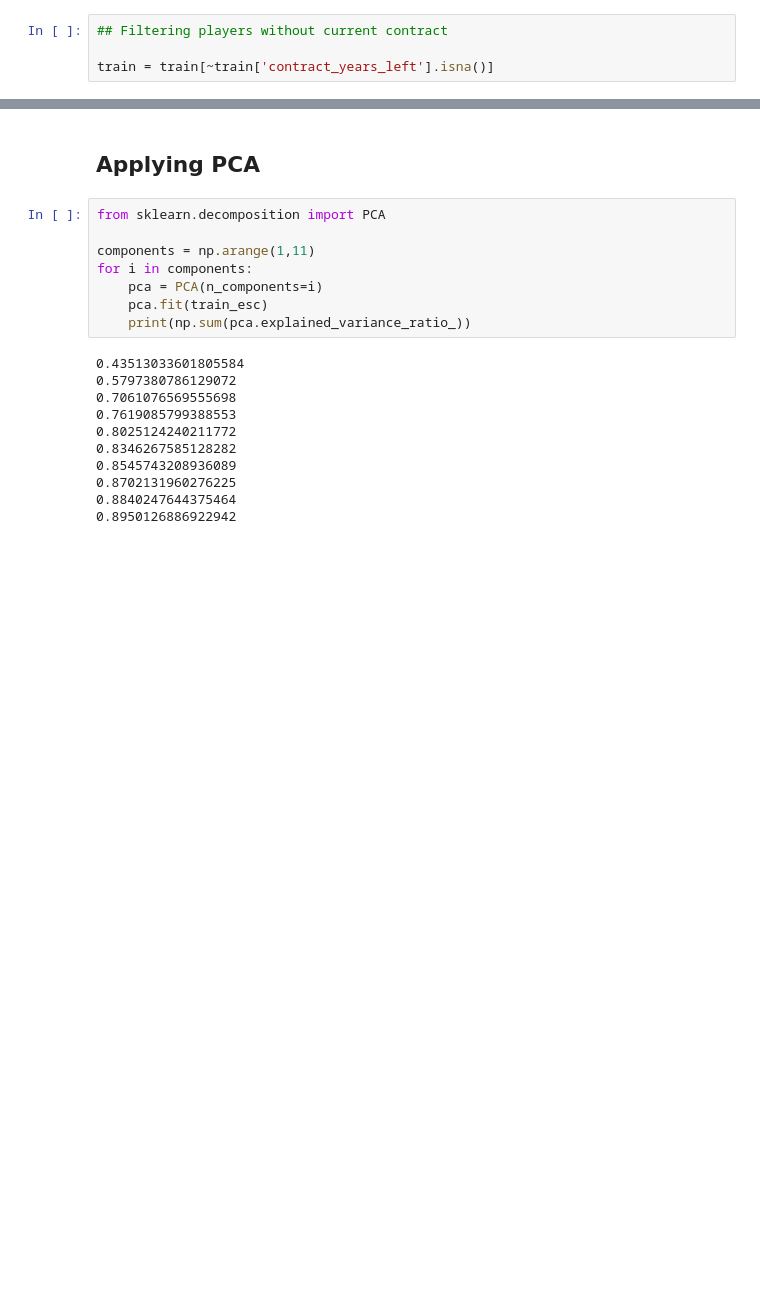
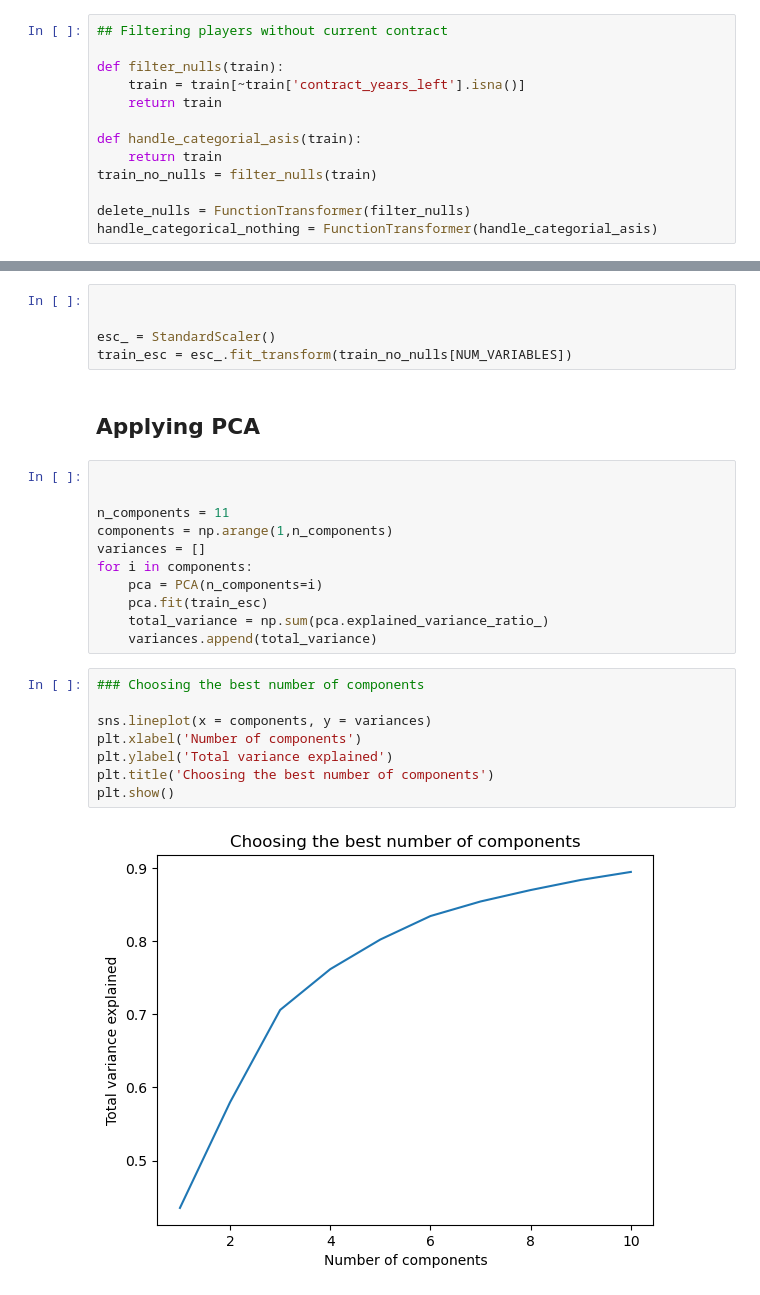
Before and after one commit to aladelca/enterprise_data_science, a Jupyter notebook: train/training.ipynb, the cells around one changed output, grey strips where cells are left out. Saved outputs shown, nothing was run; the diff lists cells and outputs as text; blank space fills up the shorter version.

```diff
--- a/train/training.ipynb
+++ b/train/training.ipynb
@@ -307,4 +340,13 @@ plt.show()
 # %%
 ## Filtering players without current contract
 
-train = train[~train['contract_years_left'].isna()]
+def filter_nulls(train):
+    train = train[~train['contract_years_left'].isna()]
+    return train
+
+def handle_categorial_asis(train):
+    return train
+train_no_nulls = filter_nulls(train)
+
+delete_nulls = FunctionTransformer(filter_nulls)
+handle_categorical_nothing = FunctionTransformer(handle_categorial_asis)
@@ -318,21 +360,28 @@ train_esc = esc.fit_transform(train[NUM_VARIABLES])
+# %%
+
+
+esc_ = StandardScaler()
+train_esc = esc_.fit_transform(train_no_nulls[NUM_VARIABLES])
 # %% [markdown]
 ## Applying PCA
 # %%
-from sklearn.decomposition import PCA
 
-components = np.arange(1,11)
+
+n_components = 11
+components = np.arange(1,n_components)
+variances = []
 for i in components:
     pca = PCA(n_components=i)
     pca.fit(train_esc)
-    print(np.sum(pca.explained_variance_ratio_))
+    total_variance = np.sum(pca.explained_variance_ratio_)
+    variances.append(total_variance)
-# %% [output]
-0.43513033601805584
-0.5797380786129072
-0.7061076569555698
-0.7619085799388553
-0.8025124240211772
-0.8346267585128282
-0.8545743208936089
-0.8702131960276225
-0.8840247644375464
-0.8950126886922942
+# %%
+### Choosing the best number of components
+
+sns.lineplot(x = components, y = variances)
+plt.xlabel('Number of components')
+plt.ylabel('Total variance explained')
+plt.title('Choosing the best number of components')
+plt.show()
+# %% [output]
+[figure, added]
```
Also changed, not shown: parts of 30 cells of this notebook, 6 other files.
